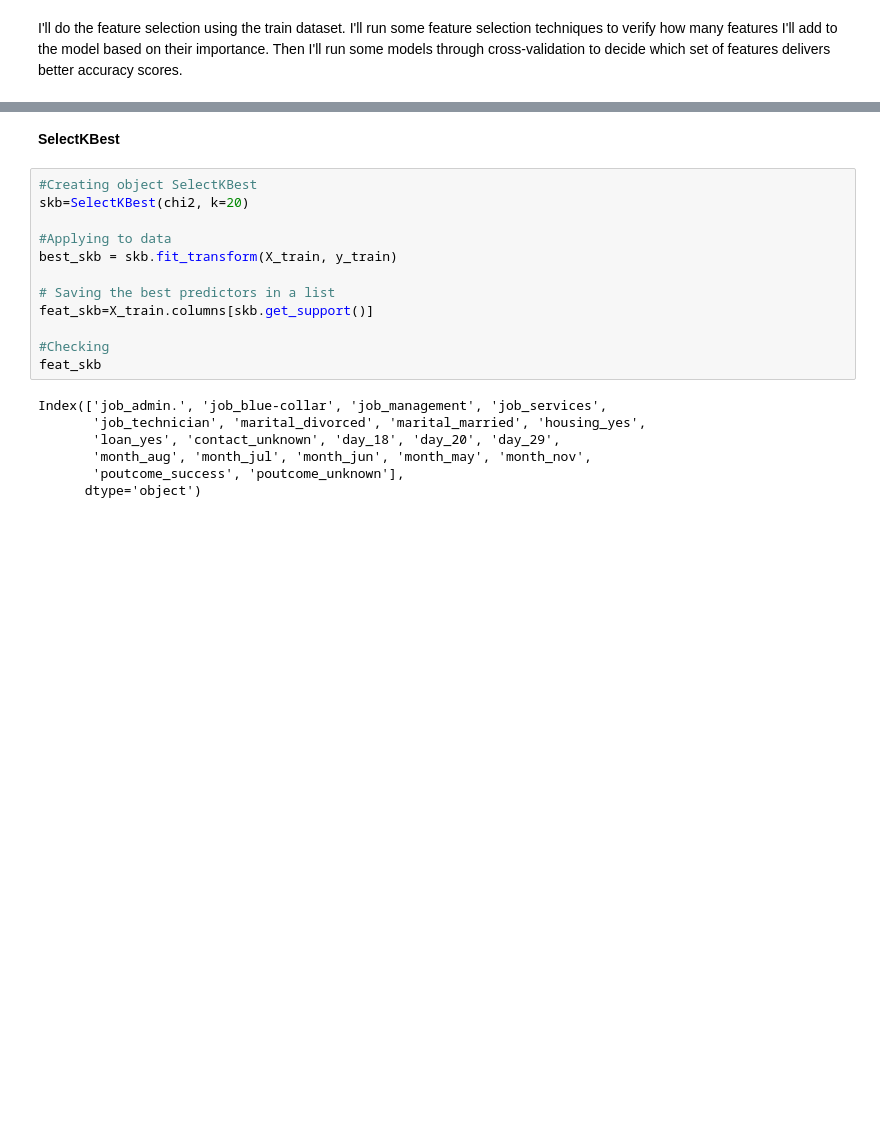
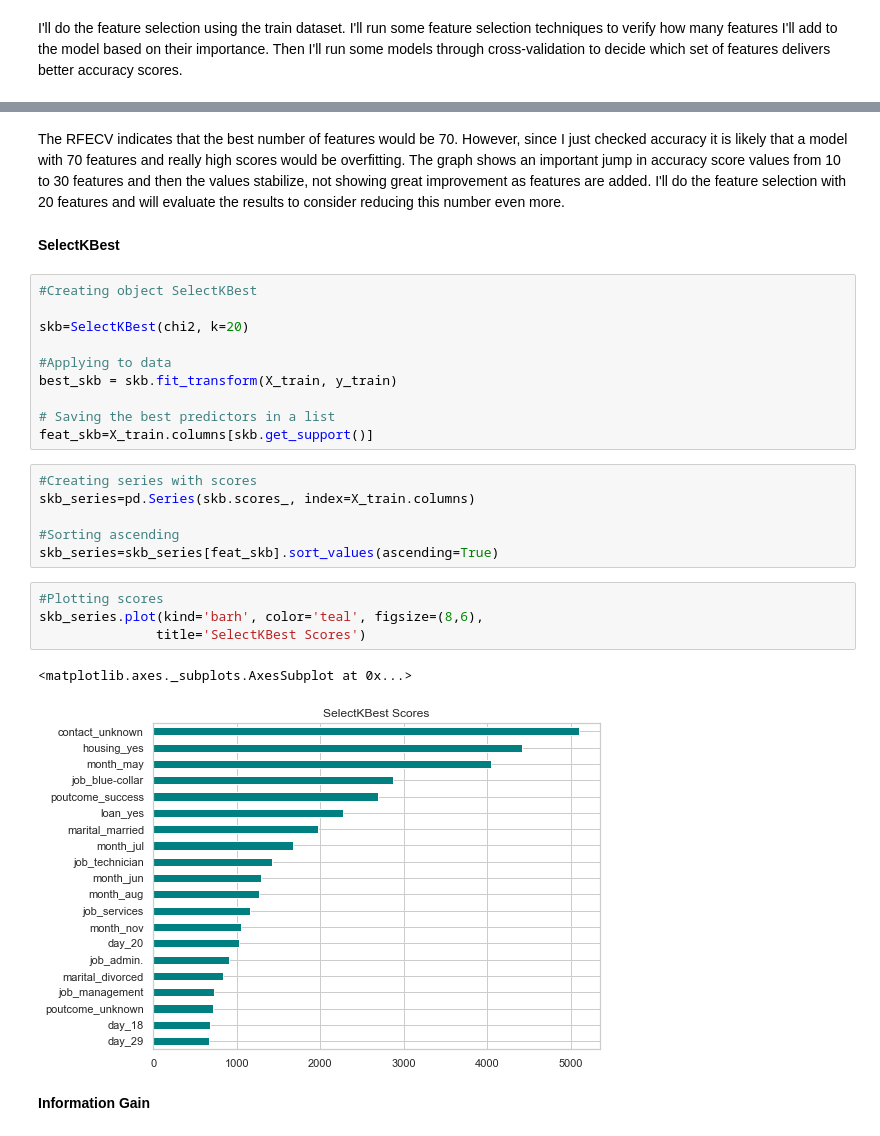
Before and after one commit to nataliablock/bank_marketing_prediction, a Jupyter notebook: bank_marketing_pred.ipynb, the cells around one changed output, grey strips where cells are left out. Drawn from its saved outputs; the diff is of its cells as text; blank space fills up the shorter version.

```diff
--- a/bank_marketing_pred.ipynb
+++ b/bank_marketing_pred.ipynb
@@ -616,7 +694,10 @@ I'll do the feature selection using the train dataset. I'll run some feature sel
+# %% [markdown]
+The RFECV indicates that the best number of features would be 70. However, since I just checked accuracy it is likely that a model with 70 features and really high scores would be overfitting. The graph shows an important jump in accuracy score values from 10 to 30 features and then the values stabilize, not showing great improvement as features are added. I'll do the feature selection with 20 features and will evaluate the results to consider reducing this number even more.
 # %% [markdown]
 **SelectKBest**
 # %%
 #Creating object SelectKBest
+
 skb=SelectKBest(chi2, k=20)
 
 #Applying to data
@@ -624,13 +705,18 @@ best_skb = skb.fit_transform(X_train, y_train)
 
 # Saving the best predictors in a list
 feat_skb=X_train.columns[skb.get_support()]
-
-#Checking
-feat_skb
-# %% [output]
-Index(['job_admin.', 'job_blue-collar', 'job_management', 'job_services',
-       'job_technician', 'marital_divorced', 'marital_married', 'housing_yes',
-       'loan_yes', 'contact_unknown', 'day_18', 'day_20', 'day_29',
-       'month_aug', 'month_jul', 'month_jun', 'month_may', 'month_nov',
-       'poutcome_success', 'poutcome_unknown'],
-      dtype='object')
+# %%
+#Creating series with scores
+skb_series=pd.Series(skb.scores_, index=X_train.columns)
+
+#Sorting ascending
+skb_series=skb_series[feat_skb].sort_values(ascending=True)
+# %%
+#Plotting scores
+skb_series.plot(kind='barh', color='teal', figsize=(8,6),
+               title='SelectKBest Scores')
+# %% [output]
+<matplotlib.axes._subplots.AxesSubplot at 0x...>
+[figure, added]
+# %% [markdown]
+**Information Gain**
```
Also changed, not shown: parts of 28 cells of this notebook.
